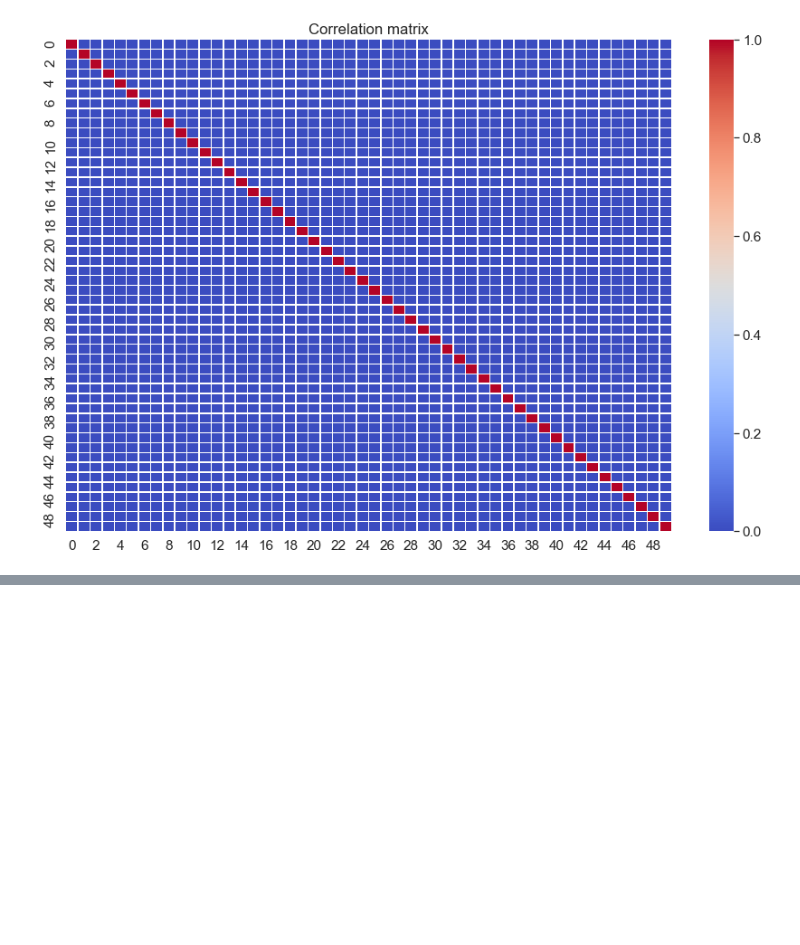
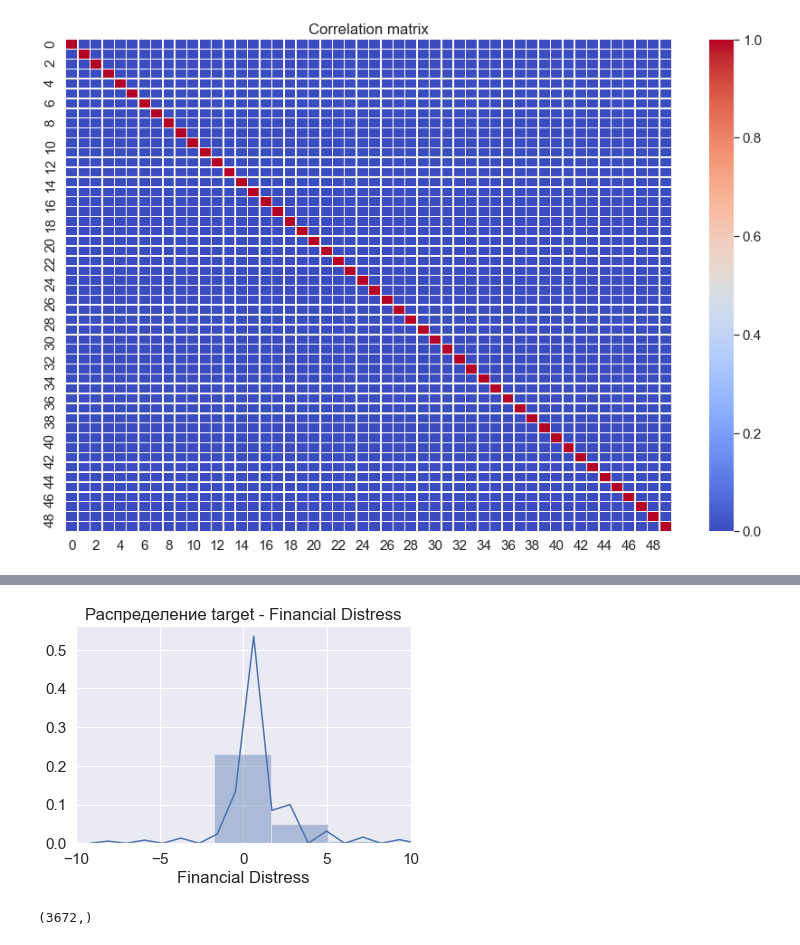
Before and after one commit to stureiko/GeekBrains, a Jupyter notebook: MatStat/Course_project/Course_project.ipynb, the cells around one changed output, grey strips where cells are left out. Cells and saved outputs as stored; diff of their text form; code cells hidden in the pictures; blank space fills up the shorter version.

```diff
--- a/MatStat/Course_project/Course_project.ipynb
+++ b/MatStat/Course_project/Course_project.ipynb
@@ -67,5 +70,6 @@ for col_name in data.columns:
 # %%
 # Посмотрим значения - на что похожи данные
 df_num_features = data
+target = data['Financial Distress']
 df_num_features.drop(['Company', 'Time', 'Financial Distress'], axis=1, inplace=True)
-df_num_features.hist(figsize=(16,16), bins=20, grid=False);
+# df_num_features.hist(figsize=(16,16), bins=20, grid=False);
@@ -143,0 +154,7 @@ print(n_comp, nums)
+# %%
+plt.title(f'Распределение target - Financial Distress')
+sns.distplot(target, bins=40)
+plt.xlim(-10, 10)
+plt.show()
+# %% [output]
+[figure, added]
@@ -143,0 +233,4 @@ print(n_comp, nums)
+# %%
+target.shape
+# %% [output]
+(3672,)
```
Also changed, not shown: parts of 21 cells of this notebook.
